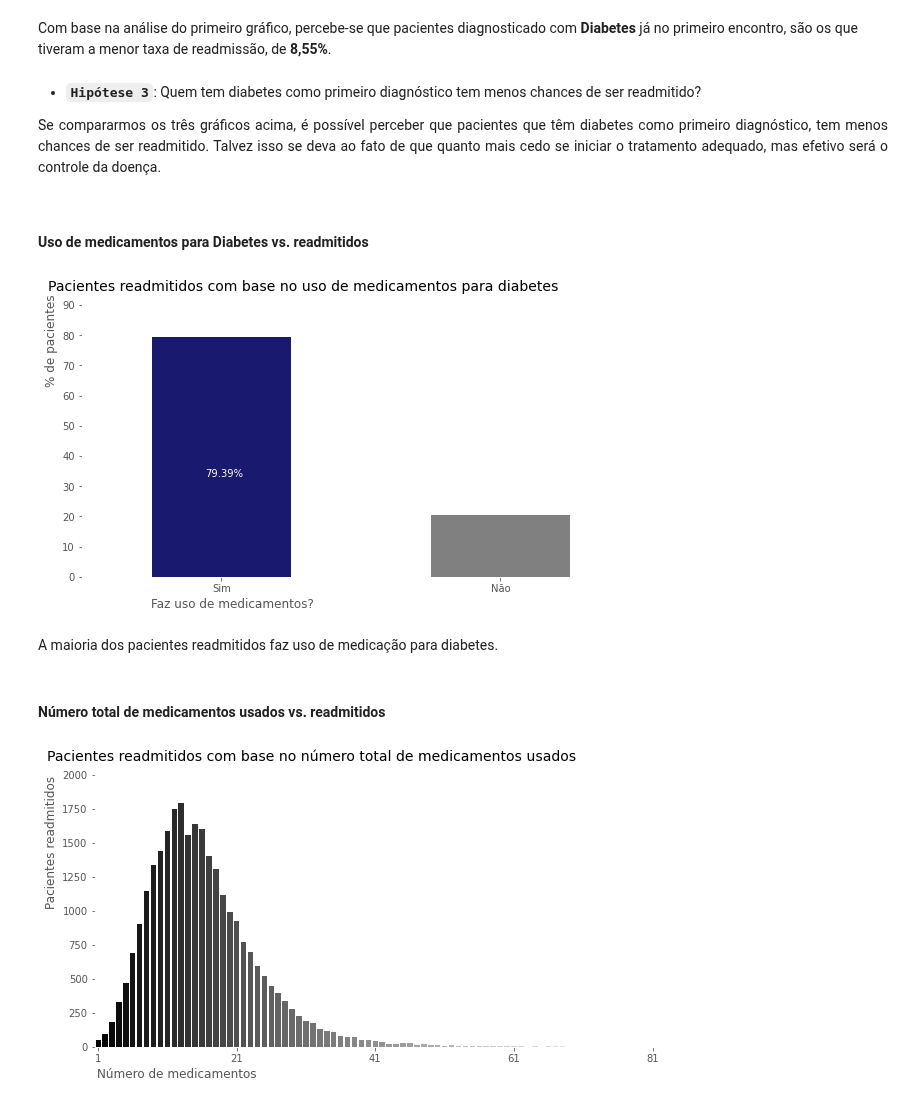
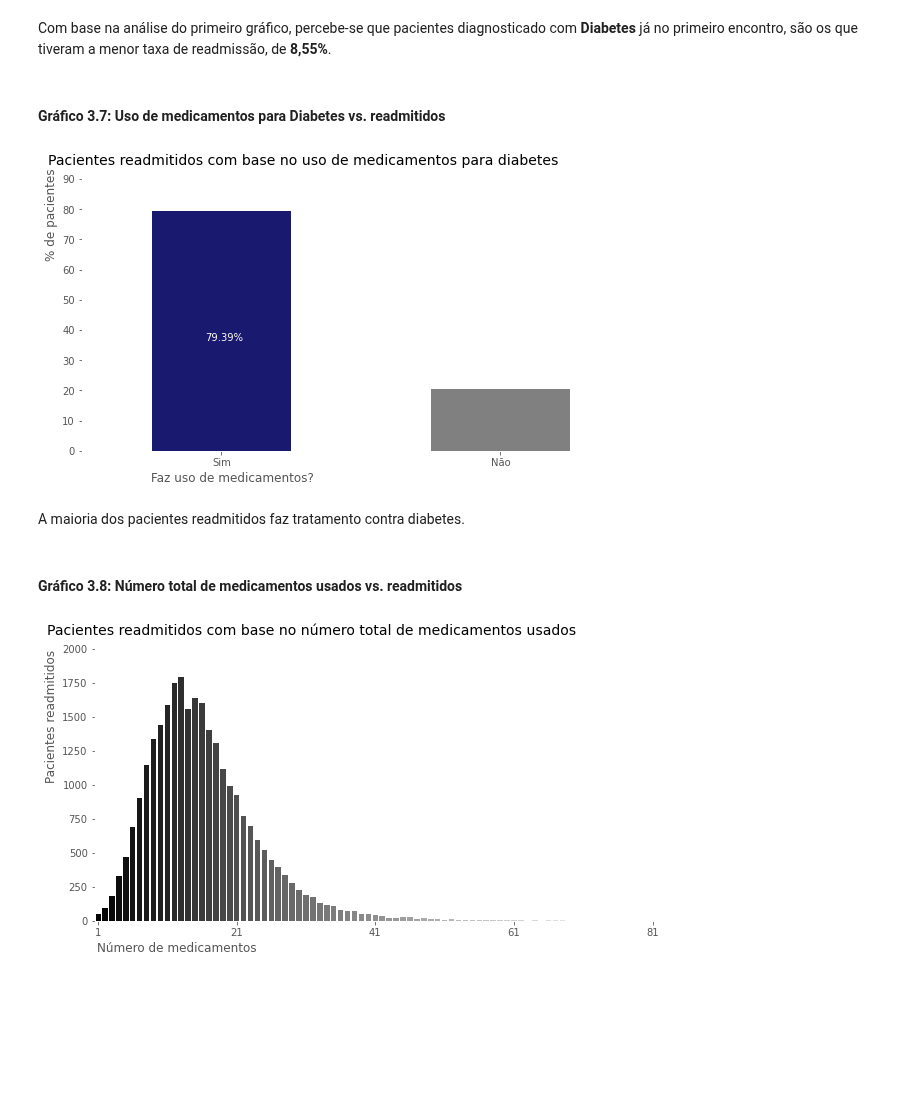
Before and after one commit to LilianeAquino/aed_projeto_3, a Jupyter notebook: template.ipynb, the cells around one changed output. Saved outputs shown, nothing was run; the diff lists cells and outputs as text; code cells hidden in the pictures; blank space fills up the shorter version.

```diff
--- a/template.ipynb
+++ b/template.ipynb
@@ -776,38 +756,34 @@ plt.show()
 [figure]
 # %% [markdown]
 Com base na análise do primeiro gráfico, percebe-se que pacientes diagnosticado com **Diabetes** já no primeiro encontro, são os que tiveram a menor taxa de readmissão, de **8,55%**.
-# %% [markdown]
-- **`Hipótese 3`**: Quem tem diabetes como primeiro diagnóstico tem menos chances de ser readmitido?
-
-<p style='text-align: justify;'>Se compararmos os três gráficos acima, é possível perceber que pacientes que têm diabetes como primeiro diagnóstico, tem menos chances de ser readmitido. Talvez isso se deva ao fato de que quanto mais cedo se iniciar o tratamento adequado, mas efetivo será o controle da doença.<p>
 # %% [markdown]
-#### Uso de medicamentos para Diabetes vs. readmitidos
+#### Gráfico 3.7: Uso de medicamentos para Diabetes vs. readmitidos
 # %%
 labels = ['Sim', 'Não']
 ticks = [0, 1]
 
 plt.rcParams['figure.figsize'] = [10, 5]
 
 (just_readmitted['diabetesMed'].value_counts(normalize=True)*100).plot.bar(rot=0, color=['#191970','#808080'])
 
 plt.title('Pacientes readmitidos com base no uso de medicamentos para diabetes', y=1.03, size=14, loc='left', x=-0.06)
 plt.ylabel('% de pacientes', horizontalalignment='left', y=0.70)
 plt.xlabel('Faz uso de medicamentos?', horizontalalignment='right', x=0.415)
 plt.xticks(ticks, labels)
 plt.ylim(0, 90)
 
 plt.annotate(str(round(just_readmitted['diabetesMed'].value_counts(normalize=True)[1]*100, 2))+'%',
              (-0.1, 10),
              textcoords='offset points',
-             xytext=(12, 70),
+             xytext=(12, 80),
              color='#FFFAF0')
 plt.show()
 # %% [output]
-[figure, old version]
+[figure, new version]
 # %% [markdown]
-A maioria dos pacientes readmitidos faz uso de medicação para diabetes.
+A maioria dos pacientes readmitidos faz tratamento contra diabetes.
 # %% [markdown]
-#### Número total de medicamentos usados vs. readmitidos
+#### Gráfico 3.8: Número total de medicamentos usados vs. readmitidos
 # %%
 labels = np.arange(1, 100, 20)
 ticks = [0, 20, 40, 60, 80]
```
Also changed, not shown: parts of 66 cells of this notebook.
